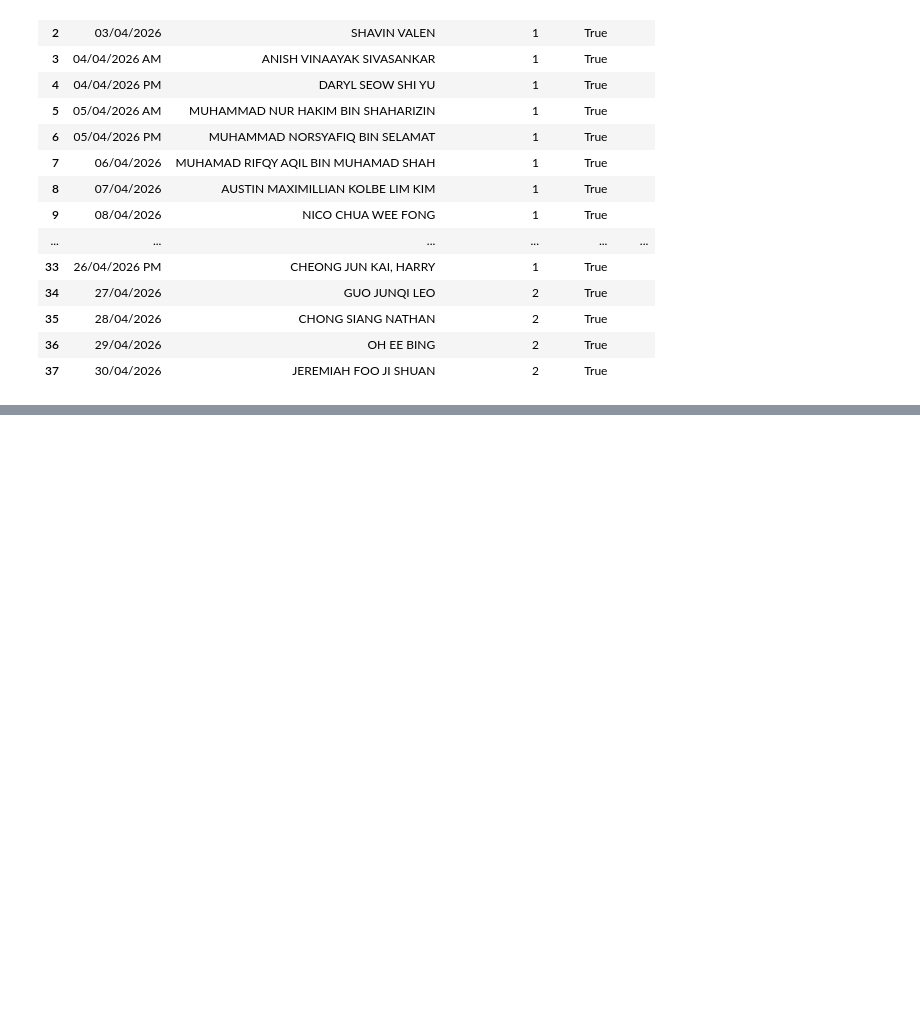
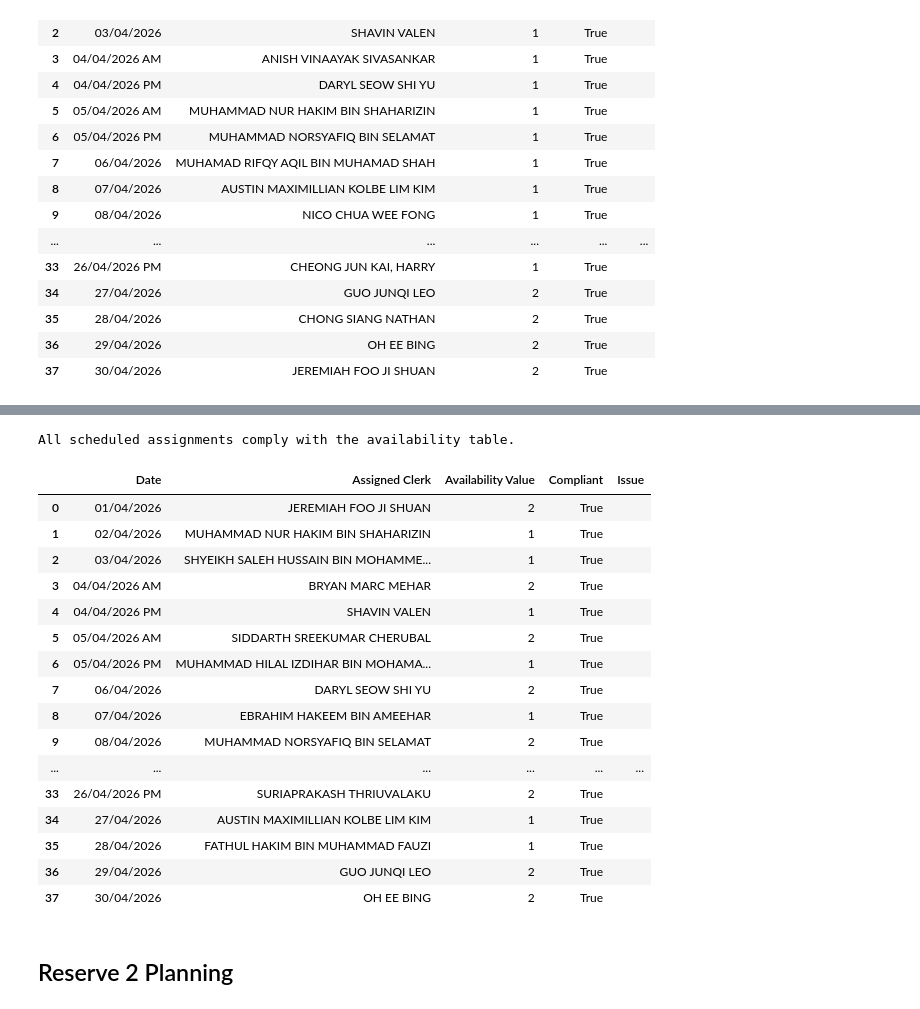
Before and after one commit to Harry-cheong/Duty, a Jupyter notebook: algorithm.ipynb, the cells around one changed output, grey strips where cells are left out. Drawn from its saved outputs; the diff is of its cells as text; code cells hidden in the pictures; blank space fills up the shorter version.

```diff
--- a/algorithm.ipynb
+++ b/algorithm.ipynb
@@ -555,0 +939,22 @@ All scheduled assignments comply with the availability table.
+# %%
+reserve1_compliance_report = check_availability_compliance(cp_reserve1_schedule)
+display(reserve1_compliance_report)
+# %% [output]
+All scheduled assignments comply with the availability table.
+|  | Date | Assigned Clerk | Availability Value | Compliant | Issue |
+| 0 | 01/04/2026 | JEREMIAH FOO JI SHUAN | 2 | True |  |
+| 1 | 02/04/2026 | MUHAMMAD NUR HAKIM BIN SHAHARIZIN | 1 | True |  |
+| 2 | 03/04/2026 | SHYEIKH SALEH HUSSAIN BIN MOHAMME... | 1 | True |  |
+| 3 | 04/04/2026 AM | BRYAN MARC MEHAR | 2 | True |  |
+| 4 | 04/04/2026 PM | SHAVIN VALEN | 1 | True |  |
+| 5 | 05/04/2026 AM | SIDDARTH SREEKUMAR CHERUBAL | 2 | True |  |
+| 6 | 05/04/2026 PM | MUHAMMAD HILAL IZDIHAR BIN MOHAMA... | 1 | True |  |
+| 7 | 06/04/2026 | DARYL SEOW SHI YU | 2 | True |  |
+| 8 | 07/04/2026 | EBRAHIM HAKEEM BIN AMEEHAR | 1 | True |  |
+| 9 | 08/04/2026 | MUHAMMAD NORSYAFIQ BIN SELAMAT | 2 | True |  |
+| ... | ... | ... | ... | ... | ... |
+| 33 | 26/04/2026 PM | SURIAPRAKASH THRIUVALAKU | 2 | True |  |
+| 34 | 27/04/2026 | AUSTIN MAXIMILLIAN KOLBE LIM KIM | 1 | True |  |
+| 35 | 28/04/2026 | FATHUL HAKIM BIN MUHAMMAD FAUZI | 1 | True |  |
+| 36 | 29/04/2026 | GUO JUNQI LEO | 2 | True |  |
+| 37 | 30/04/2026 | OH EE BING | 2 | True |  |
@@ -555,0 +969,2 @@ All scheduled assignments comply with the availability table.
+# %% [markdown]
+## Reserve 2 Planning
```
Also changed, not shown: parts of 9 cells of this notebook, 11 other files.
